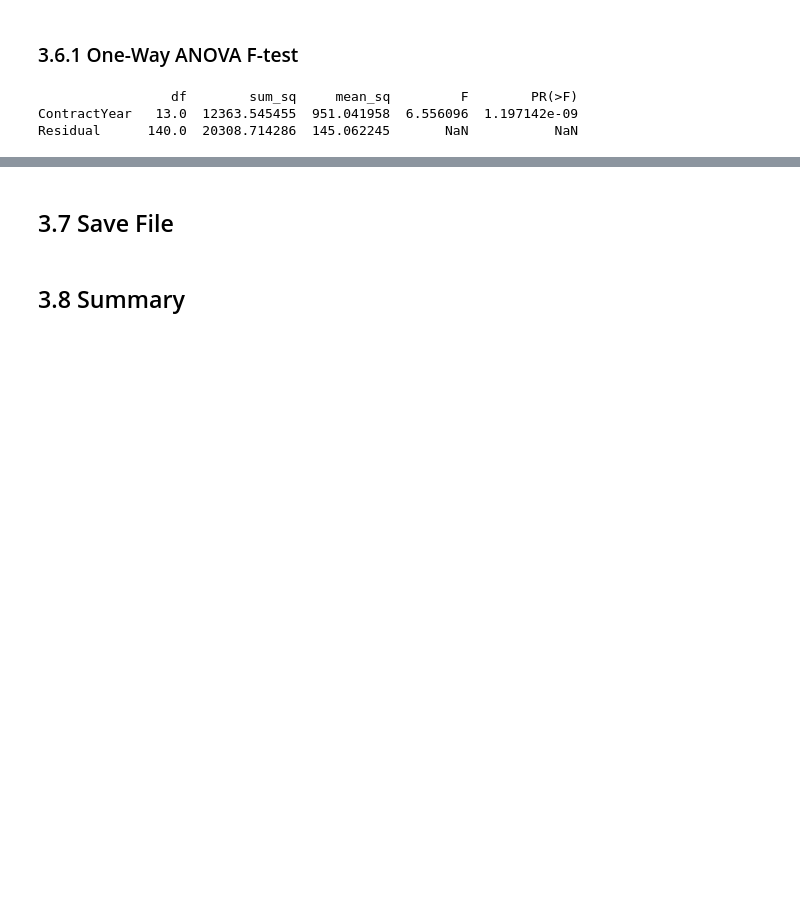
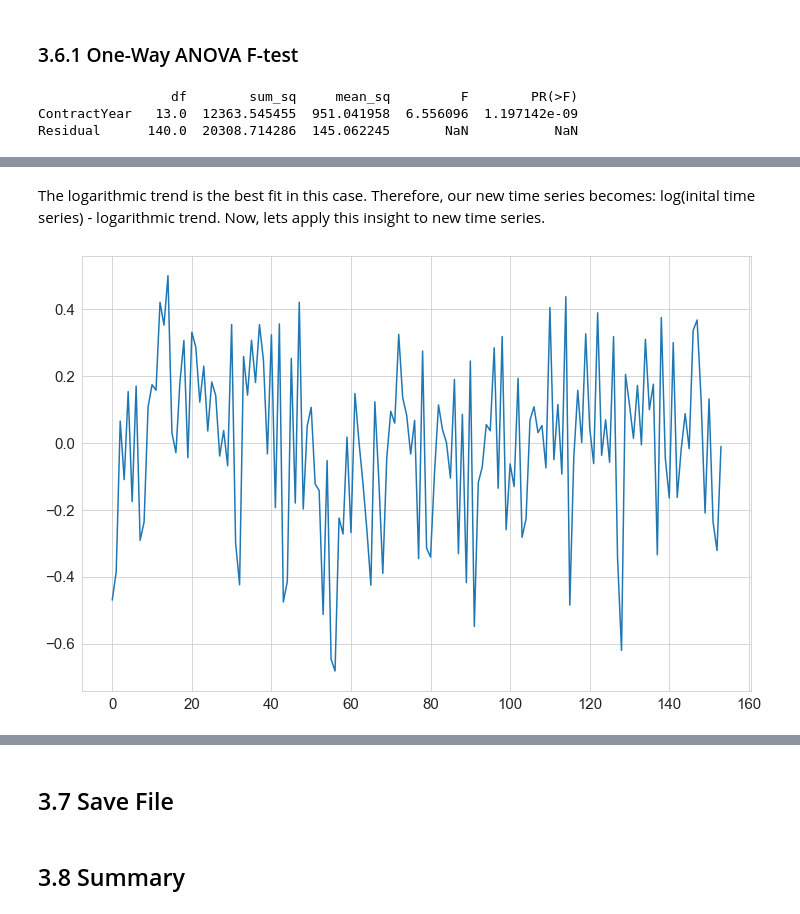
Before and after one commit to martell-n-tardy/Forecasting-with-a-Time-Series-Model-using-Python, a Jupyter notebook: notebooks/Exploratory Data Analysis.ipynb, the cells around one changed output, grey strips where cells are left out. Cells and saved outputs as stored; diff of their text form; code cells hidden in the pictures; blank space fills up the shorter version.

```diff
--- a/notebooks/Exploratory Data Analysis.ipynb
+++ b/notebooks/Exploratory Data Analysis.ipynb
@@ -418,0 +564,10 @@ We can see now that 2005 was the strongest year for sales with an average of 72.
+# %% [markdown]
+The logarithmic trend is the best fit in this case. Therefore, our new time series becomes: log(inital time series) - logarithmic trend. Now, lets apply this insight to new time series.
+# %%
+#removal of logarithmic trend
+s = np.log(df_total_sales['TotalSales'])-pred_log
+plt.figure(figsize=(12,8))
+plt.plot(s)
+plt.show()
+# %% [output]
+[figure, added]
```
Also changed, not shown: parts of 45 cells of this notebook.
